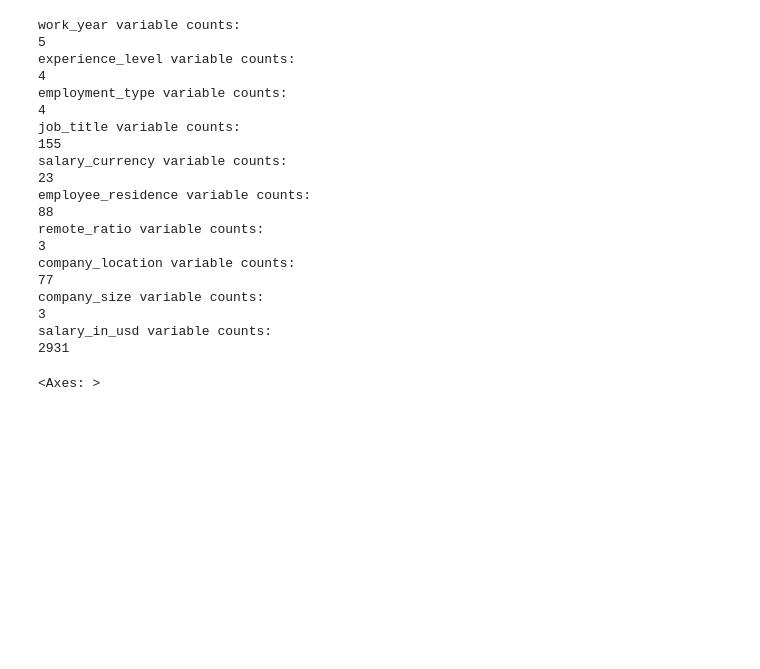
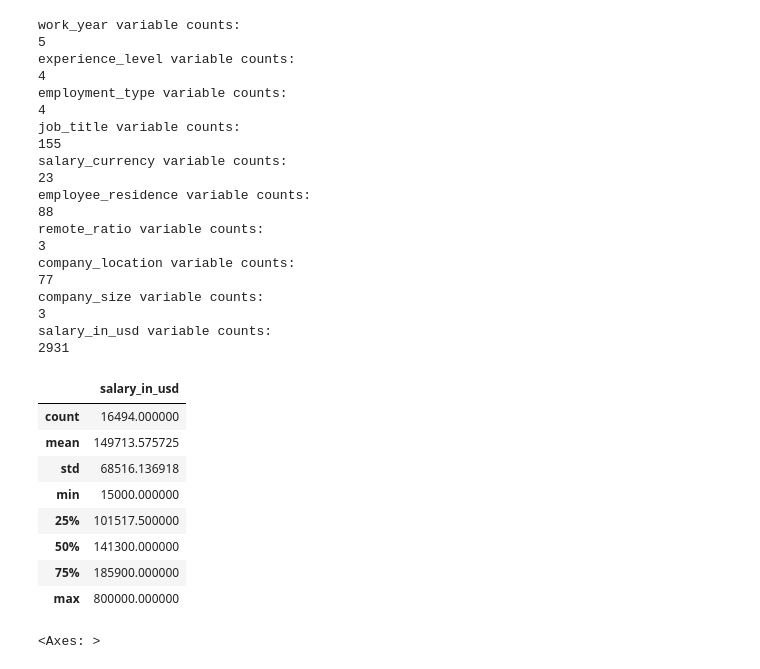
Before and after one commit to YanCotta/SDS-CP032-mlpaygrade, a Jupyter notebook: submissions/team-members/hien-nguyen/EDA&baselines.ipynb, the cells around one changed output. Saved outputs shown, nothing was run; the diff lists cells and outputs as text; code cells hidden in the pictures; blank space fills up the shorter version.

```diff
--- a/submissions/team-members/hien-nguyen/EDA&baselines.ipynb
+++ b/submissions/team-members/hien-nguyen/EDA&baselines.ipynb
@@ -91,6 +94,18 @@ company_size variable counts:
 3
 salary_in_usd variable counts:
 2931
+# %%
+salaries[["salary_in_usd"]].describe()
+# %% [output]
+|  | salary_in_usd |
+| count | 16494.000000 |
+| mean | 149713.575725 |
+| std | 68516.136918 |
+| min | 15000.000000 |
+| 25% | 101517.500000 |
+| 50% | 141300.000000 |
+| 75% | 185900.000000 |
+| max | 800000.000000 |
 # %%
 numeric_sal = salaries[['work_year', 'remote_ratio', 'salary_in_usd']]
 sns.heatmap(numeric_sal.corr(), annot=True)
```
Also changed, not shown: parts of 9 cells of this notebook, 20 other files.
